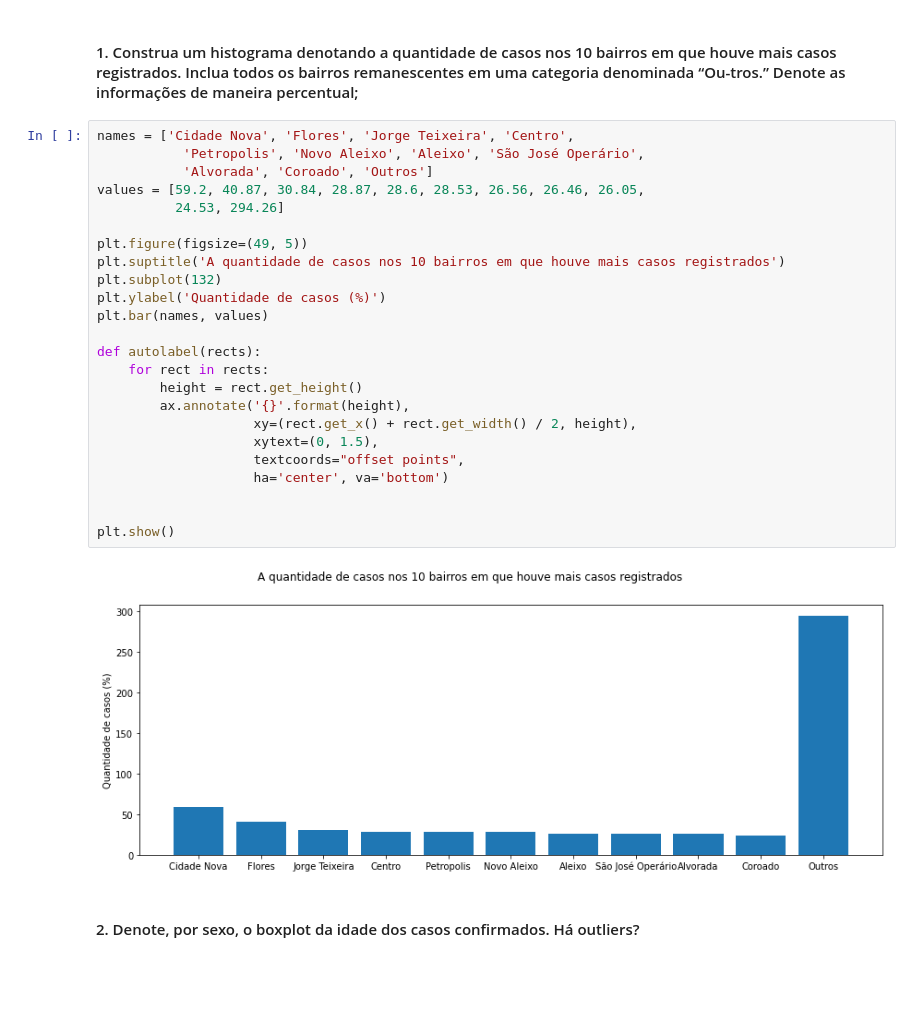
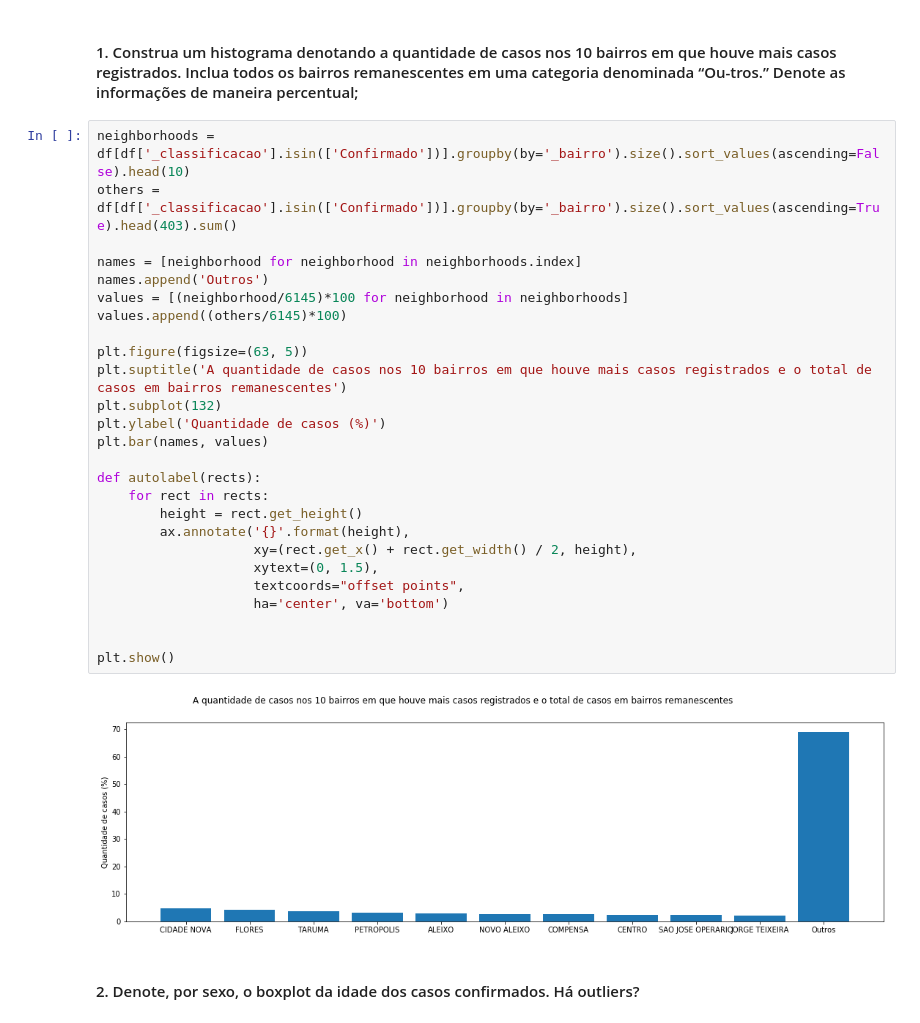
Before and after one commit to erikatilio/RNA-PP1, a Jupyter notebook: Visualização de Dados.ipynb, the cells around one changed output. Saved outputs shown, nothing was run; the diff lists cells and outputs as text; blank space fills up the shorter version.

```diff
--- a/Visualização de Dados.ipynb
+++ b/Visualização de Dados.ipynb
@@ -14,31 +14,33 @@ import matplotlib.pyplot as plt
 # %% [markdown]
 #### 1. Construa um histograma denotando a quantidade de casos nos 10 bairros em que houve mais casos registrados. Inclua todos os bairros remanescentes em uma categoria denominada “Ou-tros.” Denote as informações de maneira percentual;
 # %%
-names = ['Cidade Nova', 'Flores', 'Jorge Teixeira', 'Centro',
-           'Petropolis', 'Novo Aleixo', 'Aleixo', 'São José Operário',
-           'Alvorada', 'Coroado', 'Outros']
-values = [59.2, 40.87, 30.84, 28.87, 28.6, 28.53, 26.56, 26.46, 26.05,
-          24.53, 294.26]
+neighborhoods = df[df['_classificacao'].isin(['Confirmado'])].groupby(by='_bairro').size().sort_values(ascending=False).head(10)
+others = df[df['_classificacao'].isin(['Confirmado'])].groupby(by='_bairro').size().sort_values(ascending=True).head(403).sum()
 
-plt.figure(figsize=(49, 5))
-plt.suptitle('A quantidade de casos nos 10 bairros em que houve mais casos registrados')
+names = [neighborhood for neighborhood in neighborhoods.index]
+names.append('Outros')
+values = [(neighborhood/6145)*100 for neighborhood in neighborhoods]
+values.append((others/6145)*100)
+
+plt.figure(figsize=(63, 5))
+plt.suptitle('A quantidade de casos nos 10 bairros em que houve mais casos registrados e o total de casos em bairros remanescentes')
 plt.subplot(132)
 plt.ylabel('Quantidade de casos (%)')
 plt.bar(names, values)
 
 def autolabel(rects):
     for rect in rects:
         height = rect.get_height()
         ax.annotate('{}'.format(height),
                     xy=(rect.get_x() + rect.get_width() / 2, height),
                     xytext=(0, 1.5),
                     textcoords="offset points",
                     ha='center', va='bottom')
 
 
 plt.show()
 # %% [output]
-[figure, old version]
+[figure, new version]
 # %% [markdown]
 #### 2. Denote, por sexo, o boxplot da idade dos casos confirmados. Há outliers?
 # %%
```
Also changed, not shown: parts of 1 cell of this notebook.
